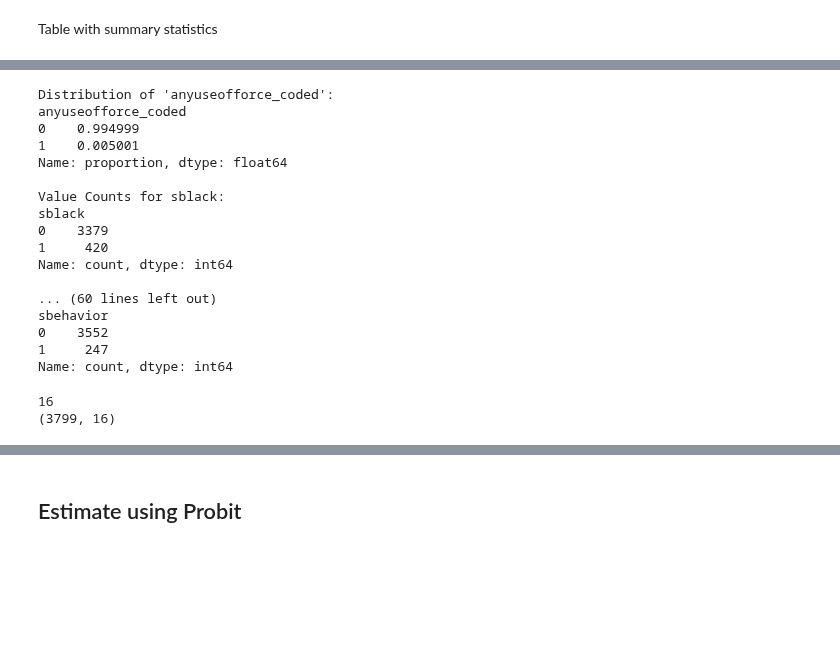
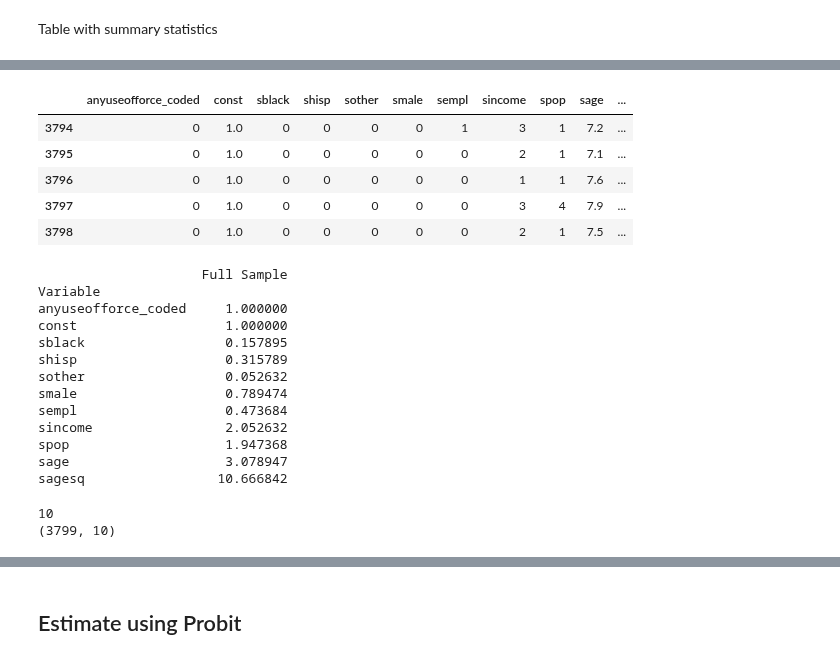
Before and after one commit to anl1313/AME_2025, a Jupyter notebook: Assignments/Project 3/Project 3 kode livia.ipynb, the cells around one changed output, grey strips where cells are left out. Cells and saved outputs as stored; diff of their text form; code cells hidden in the pictures; blank space fills up the shorter version.

```diff
--- a/Assignments/Project 3/Project 3 kode livia.ipynb
+++ b/Assignments/Project 3/Project 3 kode livia.ipynb
@@ -108,42 +184,67 @@ Table with summary statistics
 # %%
 # Declare labels
 y_lab = 'anyuseofforce_coded'
 #x_lab = ['const', 'sblack', 'shisp', 'sother']
-#x_lab = ['const', 'sblack', 'shisp', 'sother', 'smale', 'sempl', 'sincome', 'spop', 'sage', 'sagesq']
+x_lab = ['const', 'sblack', 'shisp', 'sother', 'smale', 'sempl', 'sincome', 'spop', 'sage', 'sagesq']
 #x_lab = ['const', 'sblack', 'shisp', 'sother', 'smale', 'sempl', 'sincome', 'spop', 'sage', 'sagesq', 'daytime', 'inctype_lin', 'omajblack', 'omajhisp', 'omajother']
-x_lab = ['const', 'sblack', 'shisp', 'sother', 'smale', 'sempl', 'sincome', 'spop', 'sage', 'sagesq', 'daytime', 'inctype_lin', 'omajblack', 'omajhisp', 'omajother', 'sbehavior']
+#x_lab = ['const', 'sblack', 'shisp', 'sother', 'smale', 'sempl', 'sincome', 'spop', 'sage', 'sagesq', 'daytime', 'inctype_lin', 'omajblack', 'omajhisp', 'omajother', 'sbehavior']
 
-#scale age and make age squared
 dat['sage'] = dat['sage'] / 10
 dat['sagesq'] = dat.sage * dat.sage
 
 # create extra variables
 N = dat.shape[0]
 dat['const'] = np.ones((N,))
 
 # Rebuild the dataset
 dat = dat[[y_lab] + x_lab].copy()
 
 # Check for missing data
 assert dat.notnull().all(axis=1).all(), 'Missing values detected. Clean your data!'
+
+dat.tail(5)
 # %% [output]
-Distribution of 'anyuseofforce_coded':
-anyuseofforce_coded
-0    0.994999
-1    0.005001
-Name: proportion, dtype: float64
-
-Value Counts for sblack:
-sblack
-0    3379
-1     420
-Name: count, dtype: int64
-
-... (60 lines left out)
-sbehavior
-0    3552
-1     247
-Name: count, dtype: int64
+|  | anyuseofforce_coded | const | sblack | shisp | sother | smale | sempl | sincome | spop | sage | ... |
+| 3794 | 0 | 1.0 | 0 | 0 | 0 | 0 | 1 | 3 | 1 | 7.2 | ... |
+| 3795 | 0 | 1.0 | 0 | 0 | 0 | 0 | 0 | 2 | 1 | 7.1 | ... |
+| 3796 | 0 | 1.0 | 0 | 0 | 0 | 0 | 0 | 1 | 1 | 7.6 | ... |
+| 3797 | 0 | 1.0 | 0 | 0 | 0 | 0 | 0 | 3 | 4 | 7.9 | ... |
+| 3798 | 0 | 1.0 | 0 | 0 | 0 | 0 | 0 | 2 | 1 | 7.5 | ... |
+# %%
+# descriptive of who's been victim to police violence
+test = dat[dat['anyuseofforce_coded']==1]
+
+# List of all variables for which we want to compute means
+all_vars = test.columns
+
+# Initialize an empty DataFrame to store results
+summary_table = pd.DataFrame()
+
+# Calculate the overall mean for each variable
+overall_means = test[all_vars].mean()
+summary_table["Variable"] = all_vars
+summary_table["Full Sample"] = overall_means.values
+
+# Format the table for display
+summary_table = summary_table.set_index("Variable")
+print(summary_table)
+
+# Optional: Save the table to a CSV for further analysis
+summary_table.to_latex('test.csv')
+# %% [output]
+                     Full Sample
+Variable
+anyuseofforce_coded     1.000000
+const                   1.000000
+sblack                  0.157895
+shisp                   0.315789
+sother                  0.052632
+smale                   0.789474
+sempl                   0.473684
+sincome                 2.052632
+spop                    1.947368
+sage                    3.078947
+sagesq                 10.666842
 # %%
 # Extract y and X
 y = dat[y_lab].values
@@ -153,5 +254,5 @@ K = x.shape[1]
 print(K)
 print(np.shape(x))
 # %% [output]
-16
-(3799, 16)
+10
+(3799, 10)
```
Also changed, not shown: parts of 18 cells of this notebook, 1 other file.
